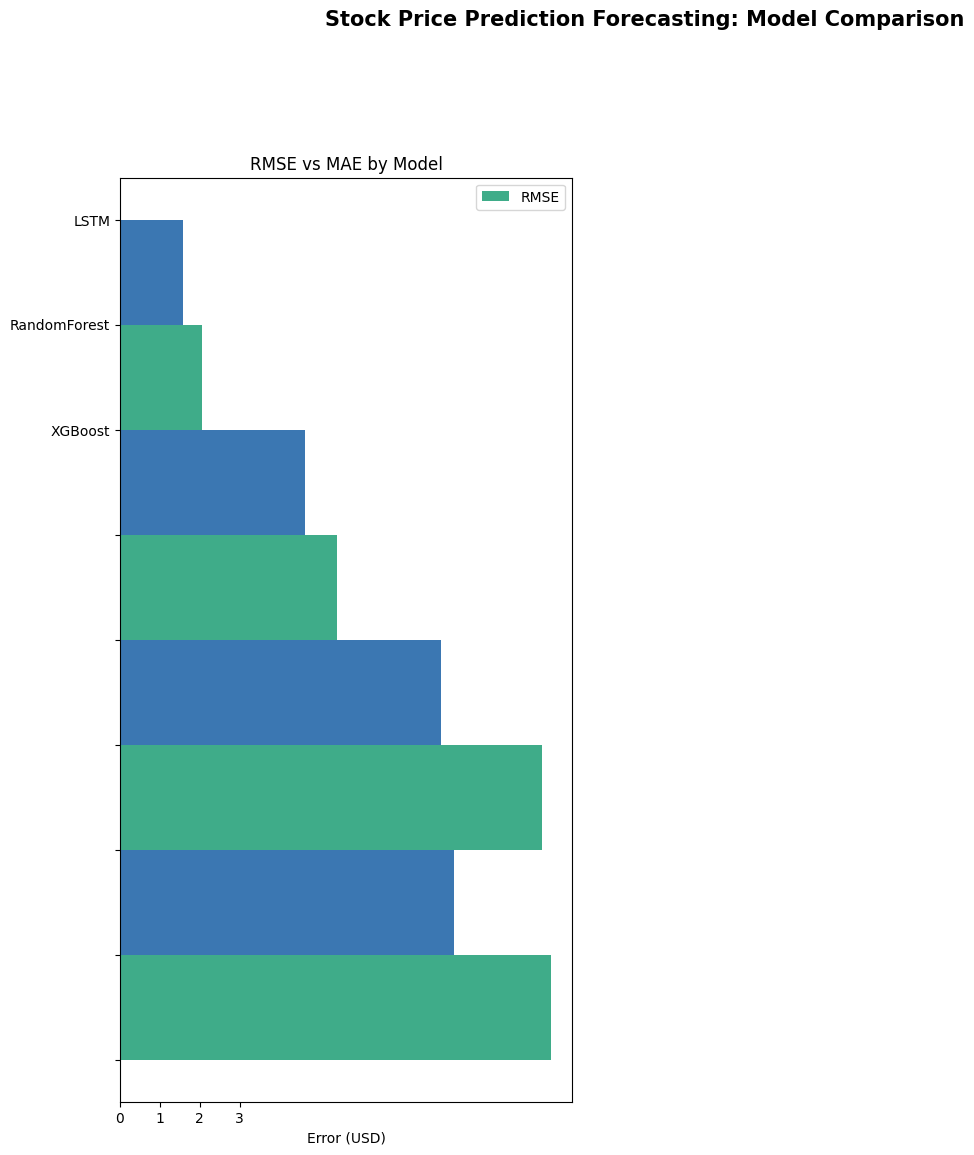
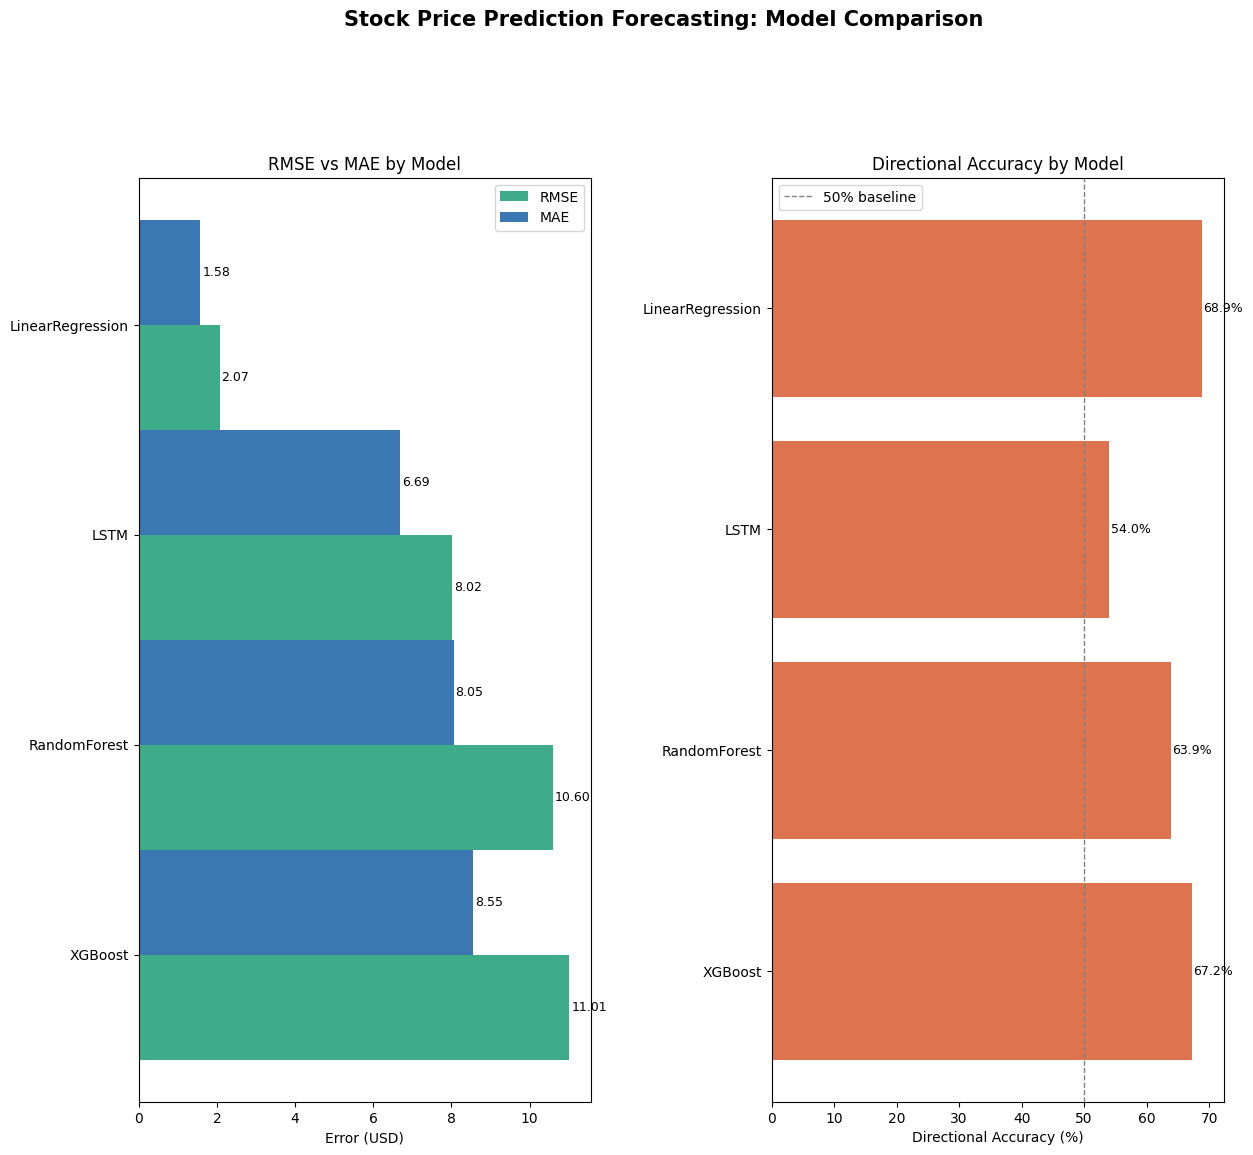
The notebook cell's code change between the first figure and the second:
--- before
+++ after
@@ -17,7 +17,7 @@
 bars2 = ax1.barh([ i - width/2 for i in x],
                  comparison_df['mae'],
-                 height= width, color = colors[1], alpha =0.85)
+                 height= width,label = 'MAE', color = colors[1], alpha =0.85)
 
-ax1.set_xticks(list(x))
+ax1.set_yticks(list(x))
 ax1.set_yticklabels(models)
 ax1.set_xlabel('Error (USD)')
@@ -25,2 +25,30 @@
 ax1.legend()
 ax1.invert_yaxis()
+
+for bar in bars1:
+    ax1.text(bar.get_width() + 0.05, bar.get_y() + bar.get_height()/2,
+             f"{bar.get_width():.2f}", va ="center", fontsize =9)
+for bar in bars2:
+    ax1.text(bar.get_width() +0.05, bar.get_y() + bar.get_height()/2,
+             f"{bar.get_width():.2f}", va ='center', fontsize =9)
+    
+ax2 =fig.add_subplot(gs[1])
+
+bars3 = ax2.barh(models, comparison_df['directional_accuracy'],
+                 color = colors[2], alpha =0.85)
+
+ax2.axvline(x=50, color="gray", linestyle="--", linewidth=1, label="50% baseline")
+
+ax2.set_xlabel("Directional Accuracy (%)")
+ax2.set_title("Directional Accuracy by Model")
+ax2.legend()
+ax2.invert_yaxis()
+
+for bar in bars3:
+    ax2.text(bar.get_width() + 0.2, bar.get_y() + bar.get_height()/2,
+             f"{bar.get_width():.1f}%", va="center", fontsize=9)
+
+plt.tight_layout()
+plt.savefig("../outputs/model_comparison_chart.png", dpi=150, bbox_inches="tight")
+plt.show()
+print("Chart saved.")

Commit: began the thrid phase of the project by implementing ai insights and creating an API key. will continue on the prompt engineering side of it tomorrow